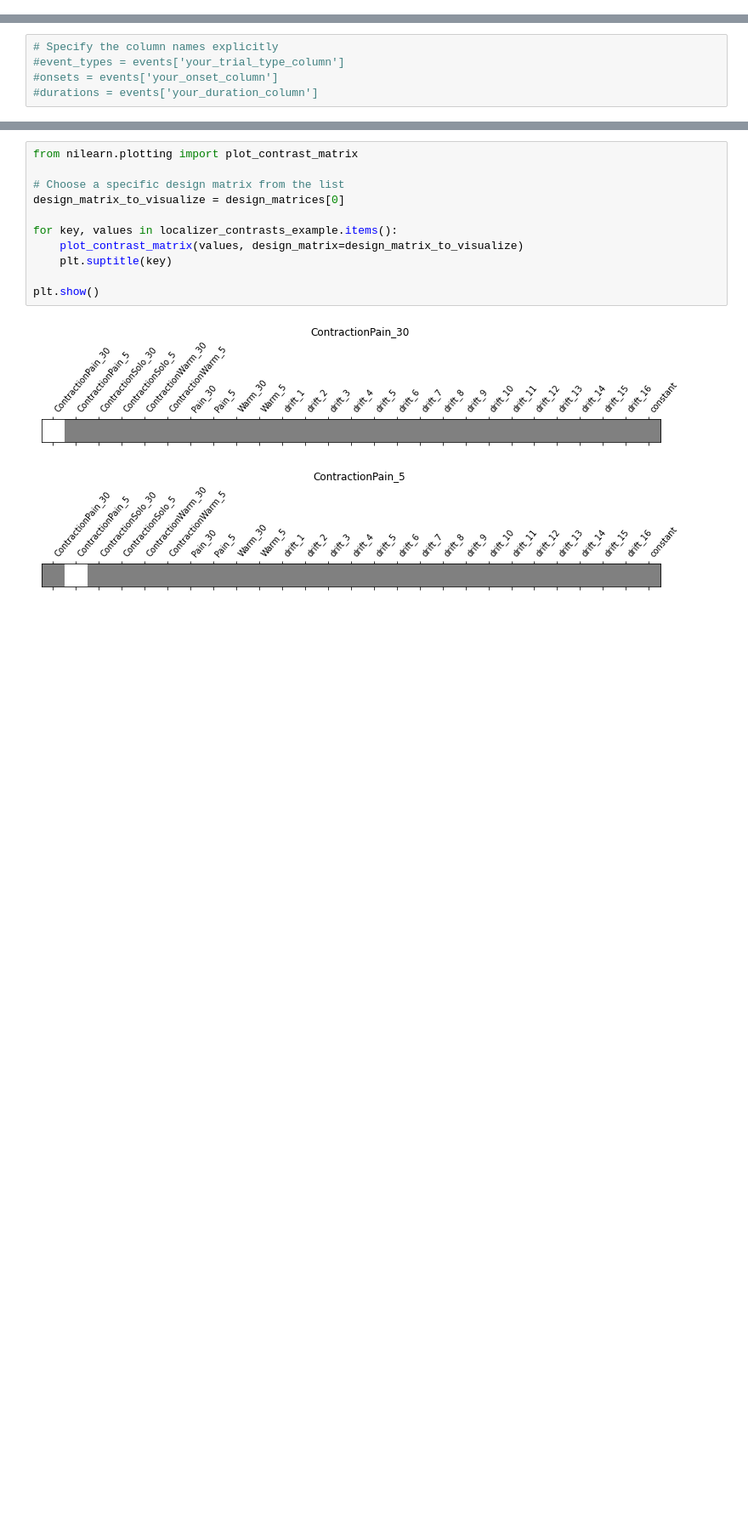
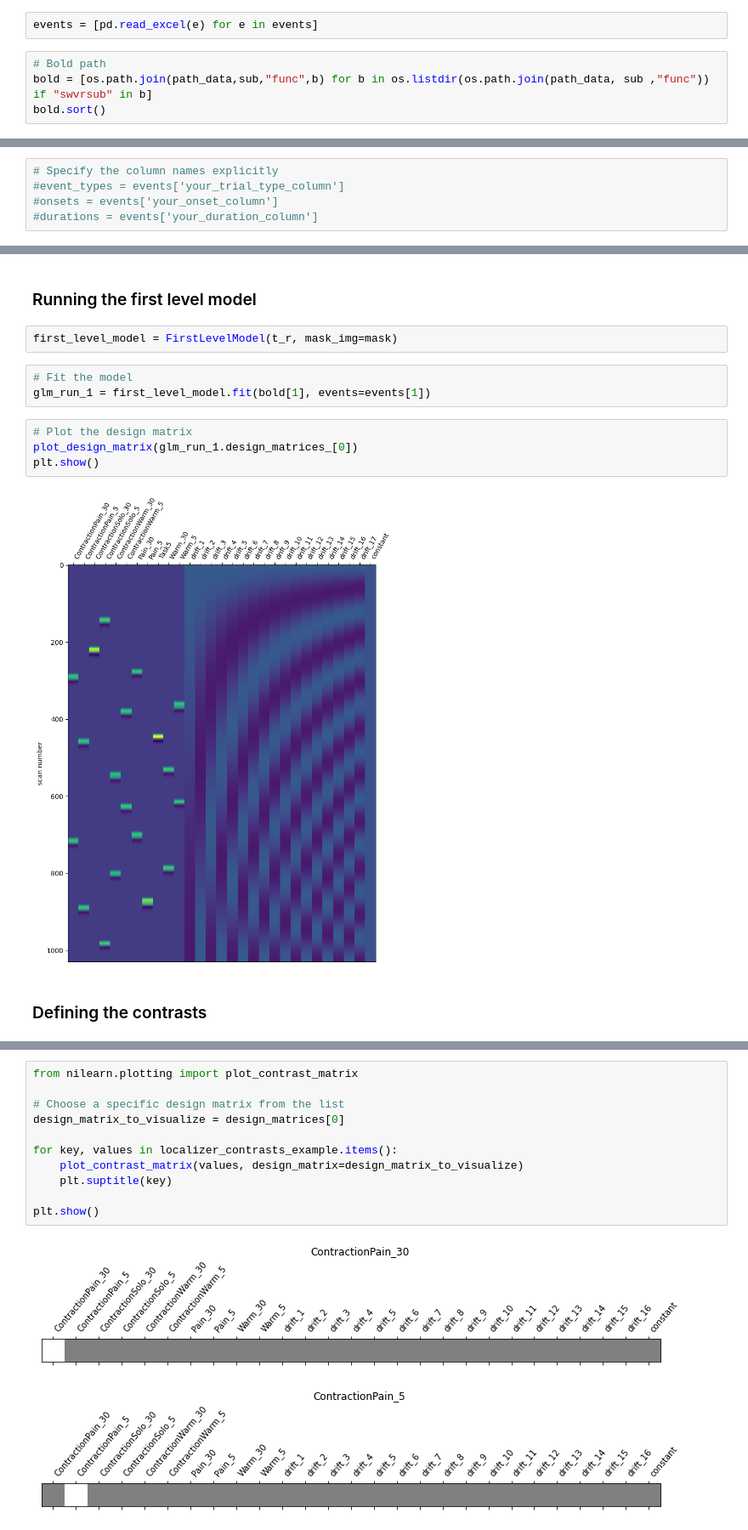
Before and after one commit to me-pic/MRI_pain_effort, a Jupyter notebook: notebooks/1_MRI pain x effort_group mask and 1st level model.ipynb, the cells around one changed output, grey strips where cells are left out. Shown at 85% size. Drawn from its saved outputs; the diff is of its cells as text; blank space fills up the shorter version.

```diff
--- a/notebooks/1_MRI pain x effort_group mask and 1st level model.ipynb
+++ b/notebooks/1_MRI pain x effort_group mask and 1st level model.ipynb
@@ -71,0 +44,6 @@ bold_4 = nib.load(path_bold_4)
+# %%
+events = [pd.read_excel(e) for e in events]
+# %%
+# Bold path
+bold = [os.path.join(path_data,sub,"func",b) for b in os.listdir(os.path.join(path_data, sub ,"func")) if "swvrsub" in b]
+bold.sort()
@@ -311,0 +70,15 @@ contrast_contraction_30_5 = localizer_contrasts_example["contraction_30_5"]
+# %% [markdown]
+### Running the first level model
+# %%
+first_level_model = FirstLevelModel(t_r, mask_img=mask)
+# %%
+# Fit the model
+glm_run_1 = first_level_model.fit(bold[1], events=events[1])
+# %%
+# Plot the design matrix
+plot_design_matrix(glm_run_1.design_matrices_[0])
+plt.show()
+# %% [output]
+[figure, added]
+# %% [markdown]
+### Defining the contrasts
```
Also changed, not shown: parts of 43 cells of this notebook.
